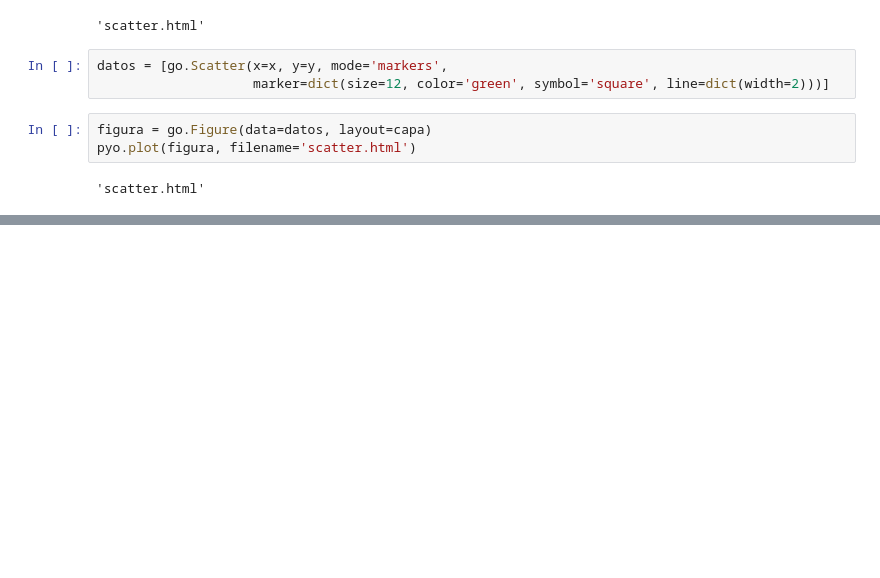
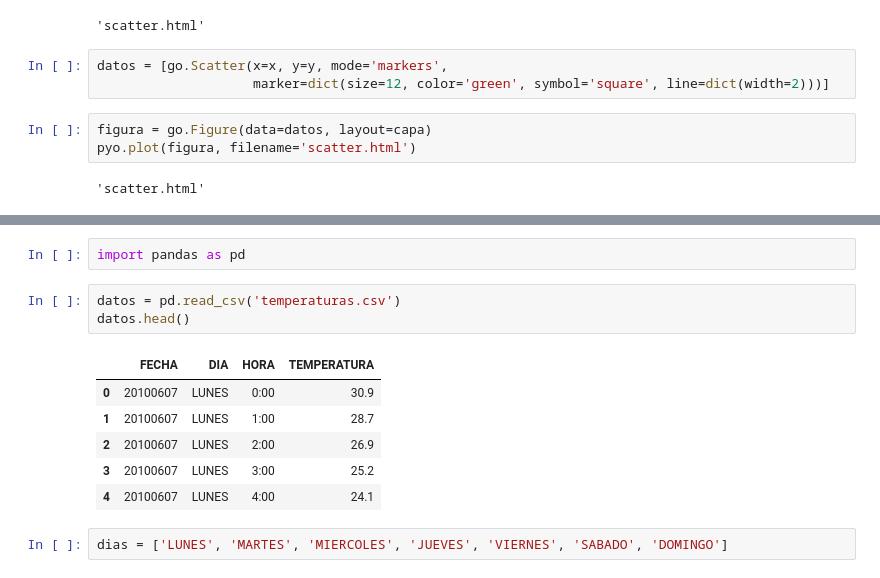
Before and after one commit to Byhako/python, a Jupyter notebook: graficas/plotly/plotly.ipynb, the cells around one changed output, grey strips where cells are left out. Saved outputs shown, nothing was run; the diff lists cells and outputs as text; blank space fills up the shorter version.

```diff
--- a/graficas/plotly/plotly.ipynb
+++ b/graficas/plotly/plotly.ipynb
@@ -38,0 +59,14 @@ pyo.iplot(figura)
+# %%
+import pandas as pd
+# %%
+datos = pd.read_csv('temperaturas.csv')
+datos.head()
+# %% [output]
+|  | FECHA | DIA | HORA | TEMPERATURA |
+| 0 | 20100607 | LUNES | 0:00 | 30.9 |
+| 1 | 20100607 | LUNES | 1:00 | 28.7 |
+| 2 | 20100607 | LUNES | 2:00 | 26.9 |
+| 3 | 20100607 | LUNES | 3:00 | 25.2 |
+| 4 | 20100607 | LUNES | 4:00 | 24.1 |
+# %%
+dias = ['LUNES', 'MARTES', 'MIERCOLES', 'JUEVES', 'VIERNES', 'SABADO', 'DOMINGO']
```
Also changed, not shown: parts of 12 cells of this notebook, 5 other files.
